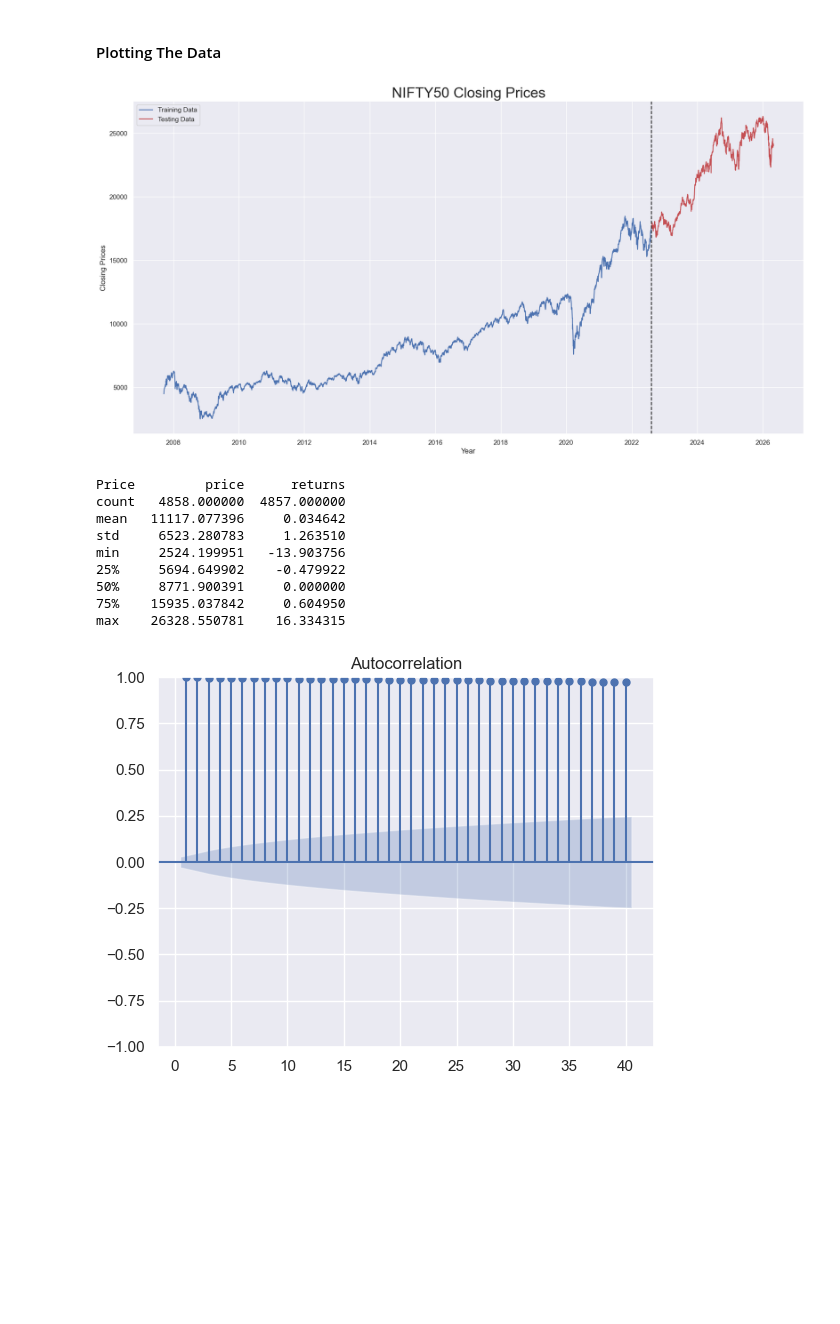
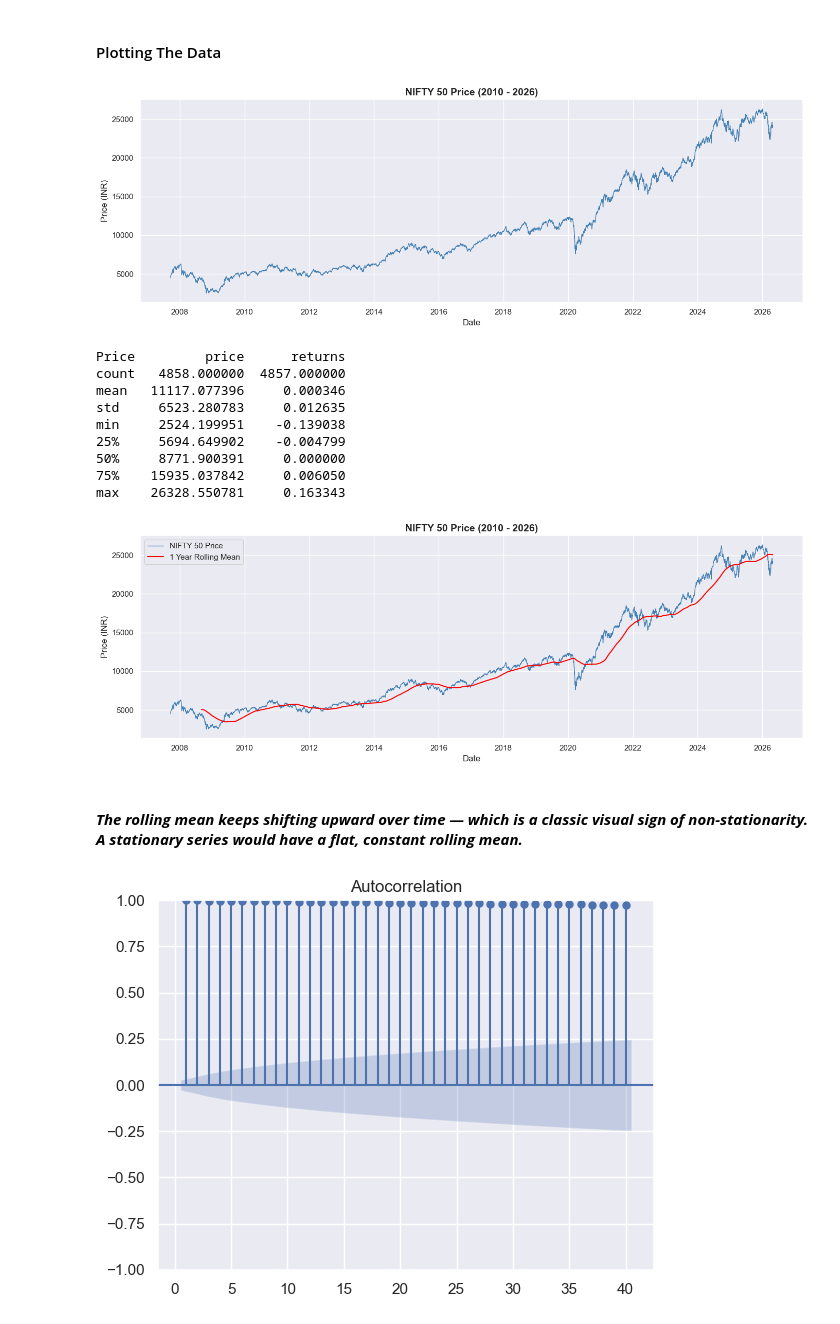
Before and after one commit to PradhumanSoni/Time-Series-Analysis, a Jupyter notebook: Forecasting of Various Indexes/experiment_forecasting_nifty50.ipynb, the cells around one changed output. Saved outputs shown, nothing was run; the diff lists cells and outputs as text; code cells hidden in the pictures; blank space fills up the shorter version.

```diff
--- a/Forecasting of Various Indexes/experiment_forecasting_nifty50.ipynb
+++ b/Forecasting of Various Indexes/experiment_forecasting_nifty50.ipynb
@@ -131,6 +130,6 @@ dtypes: float64(1)
 memory usage: 75.9 KB
 # %%
 # Forming Log Returns
-nifty_df['returns'] = np.log(nifty_df['price']/ nifty_df['price'].shift(1))*100
+nifty_df['returns'] = np.log(nifty_df['price']/ nifty_df['price'].shift(1))
 # %% [markdown]
 `Cool We are done with our CLeaning and Pre Processing`
@@ -148,30 +149,43 @@ Shape of testing data -> (972, 2)
 # %% [markdown]
 #### Plotting The Data
 # %%
-plt.figure(figsize=(20,10))
-plt.plot(nifty_train.price,color='b',label='Training Data')
-plt.plot(nifty_test.price,color='r',label='Testing Data')
-plt.axvline(nifty_train.index[-1],linestyle="--",color='k')
-plt.legend()
-plt.title("NIFTY50 Closing Prices",size=24)
-plt.xlabel("Year")
-plt.ylabel("Closing Prices")
+
+plt.figure(figsize=(14, 5))
+plt.plot(nifty_df['price'], color='steelblue', linewidth=1)
+plt.title('NIFTY 50 Price (2010 - 2026)', fontsize=14, fontweight='bold')
+plt.xlabel('Date')
+plt.ylabel('Price (INR)')
+plt.tight_layout()
 plt.show()
 # %% [output]
-[figure, old version]
+[figure, new version]
 # %%
 # Summary Statistics
 print(nifty_df.describe())
 # %% [output]
 Price         price      returns
 count   4858.000000  4857.000000
-mean   11117.077396     0.034642
-std     6523.280783     1.263510
-min     2524.199951   -13.903756
-25%     5694.649902    -0.479922
+mean   11117.077396     0.000346
+std     6523.280783     0.012635
+min     2524.199951    -0.139038
+25%     5694.649902    -0.004799
 50%     8771.900391     0.000000
-75%    15935.037842     0.604950
-max    26328.550781    16.334315
+75%    15935.037842     0.006050
+max    26328.550781     0.163343
+# %%
+plt.figure(figsize=(14, 5))
+plt.plot(nifty_df['price'], color='steelblue', linewidth=1, label='NIFTY 50 Price')
+plt.plot(nifty_df['price'].rolling(252).mean(), color='red', linewidth=1.5, label='1 Year Rolling Mean')
+plt.title('NIFTY 50 Price (2010 - 2026)', fontsize=14, fontweight='bold')
+plt.xlabel('Date')
+plt.ylabel('Price (INR)')
+plt.legend()
+plt.tight_layout()
+plt.show()
+# %% [output]
+[figure, added]
+# %% [markdown]
+#### ***The rolling mean keeps shifting upward over time — which is a classic visual sign of non-stationarity. A stationary series would have a flat, constant rolling mean.***
 # %%
 # Plotting ACF and PACF On Closing Prices
 sgt.plot_acf(nifty_df.price , zero=False,lags=40)
```
Also changed, not shown: parts of 106 cells of this notebook, 1 other file.
